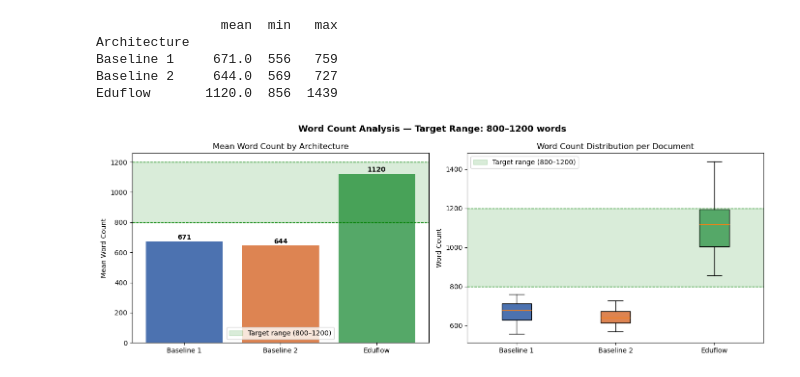
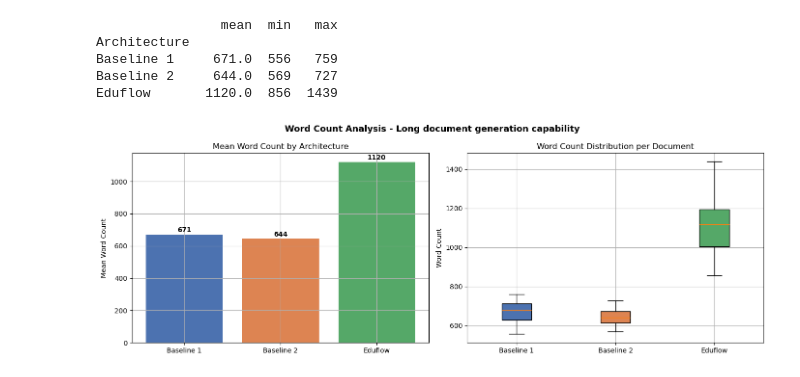
Before and after one commit to daveshenal/eduflow, a Jupyter notebook: evaluator_service/evaluation/results_analysis.ipynb, the cells around one changed output. Drawn from its saved outputs; the diff is of its cells as text; code cells hidden in the pictures.

```diff
--- a/evaluator_service/evaluation/results_analysis.ipynb
+++ b/evaluator_service/evaluation/results_analysis.ipynb
@@ -348,0 +680,32 @@ plt.show()
+# %%
+rows = []
+
+for _, row in pairwise_detail_df.iterrows():
+    order = row["order_shown"]  # e.g. ['sequence_a', 'sequence_b']
+    criteria_scores = row["criteria_scores"]
+
+    # sequence_a is always Eduflow (the reference)
+    # X and Y depend on the order shown to the judge
+    x_label = order[0]  # who was shown as X
+    y_label = order[1]  # who was shown as Y
+
+    for criterion, scores in criteria_scores.items():
+        x_score = scores.get("X")
+        y_score = scores.get("Y")
+
+        # Map back to actual architecture
+        eduflow_score  = x_score if x_label == "sequence_a" else y_score
+        baseline_score = x_score if x_label != "sequence_a" else y_score
+
+        rows.append({
+            "Set":            row["Set"],
+            "Baseline":       row["Baseline"],
+            "Criterion":      criterion,
+            "Eduflow Score":  eduflow_score,
+            "Baseline Score": baseline_score,
+            "Gap":            eduflow_score - baseline_score,  # positive = Eduflow better
+        })
+
+scores_df = pd.DataFrame(rows)
+print(scores_df.shape)
+print(scores_df.head(8))
@@ -389,38 +835,32 @@ Baseline 2     644.0  569   727
 Eduflow       1120.0  856  1439
 # %%
 fig, axes = plt.subplots(1, 2, figsize=(14, 5))
-fig.suptitle("Word Count Analysis — Target Range: 800–1200 words", fontsize=13, fontweight="bold")
+fig.suptitle("Word Count Analysis - Long document generation capability", fontsize=13, fontweight="bold")
 
 colors = {"Eduflow": "#55A868", "Baseline 1": "#4C72B0", "Baseline 2": "#DD8452"}
 
 # --- Plot 1: Mean word count per architecture with target band ---
 ax1 = axes[0]
+ax1.grid(True)
 archs = ["Baseline 1", "Baseline 2", "Eduflow"]
 means = [671, 644, 1120]
 ax1.bar(archs, means, color=[colors[a] for a in archs])
-ax1.axhspan(800, 1200, alpha=0.15, color="green", label="Target range (800–1200)")
-ax1.axhline(800,  color="green", linestyle="--", linewidth=1)
-ax1.axhline(1200, color="green", linestyle="--", linewidth=1)
 for i, v in enumerate(means):
     ax1.text(i, v + 15, str(v), ha="center", fontweight="bold")
 ax1.set_ylabel("Mean Word Count")
 ax1.set_title("Mean Word Count by Architecture")
-ax1.legend()
 
 # --- Plot 2: Per doc distribution as boxplot ---
 ax2 = axes[1]
+ax2.grid(True)
 data_to_plot = [wc_df[wc_df["Architecture"] == arch]["Word Count"].values for arch in archs]
 bp = ax2.boxplot(data_to_plot, tick_labels=archs, patch_artist=True)
 for patch, arch in zip(bp["boxes"], archs):
     patch.set_facecolor(colors[arch])
-ax2.axhspan(800, 1200, alpha=0.15, color="green", label="Target range (800–1200)")
-ax2.axhline(800,  color="green", linestyle="--", linewidth=1)
-ax2.axhline(1200, color="green", linestyle="--", linewidth=1)
 ax2.set_ylabel("Word Count")
 ax2.set_title("Word Count Distribution per Document")
-ax2.legend()
 
 plt.tight_layout()
 plt.show()
 # %% [output]
-[figure, old version]
+[figure, new version]
```
Also changed, not shown: parts of 14 cells of this notebook, 5 other files.
